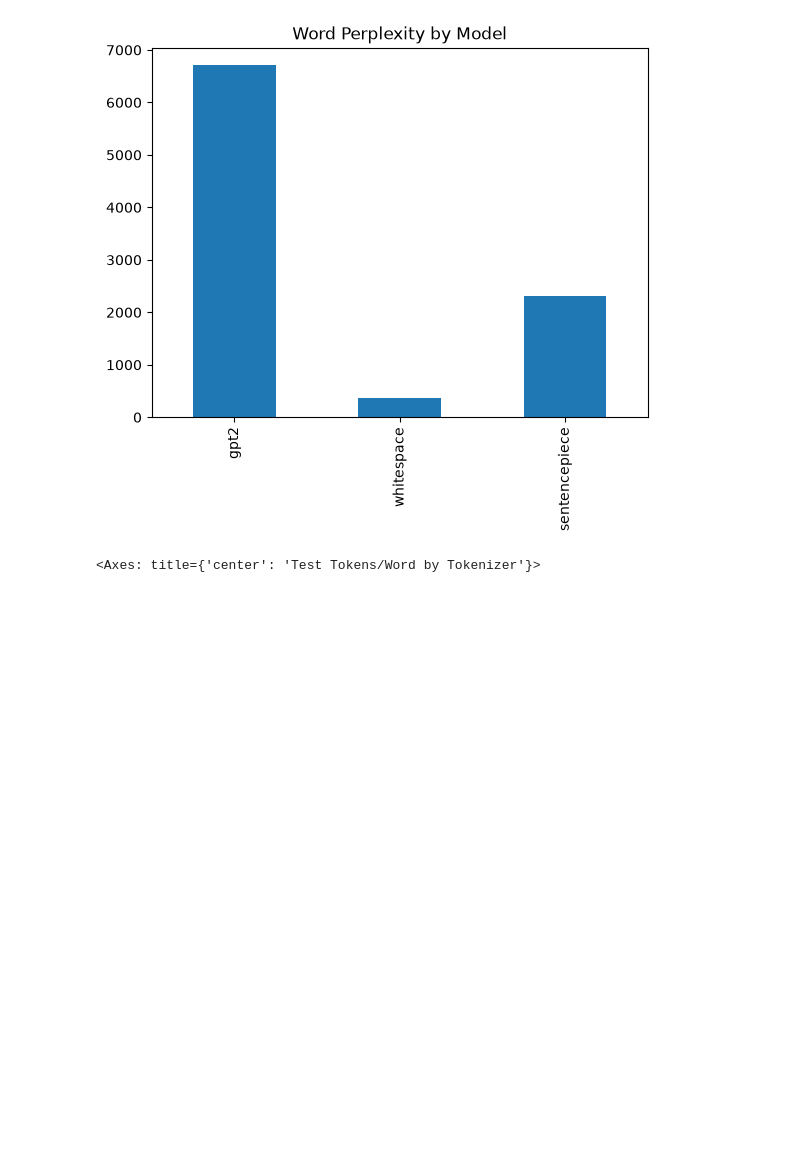
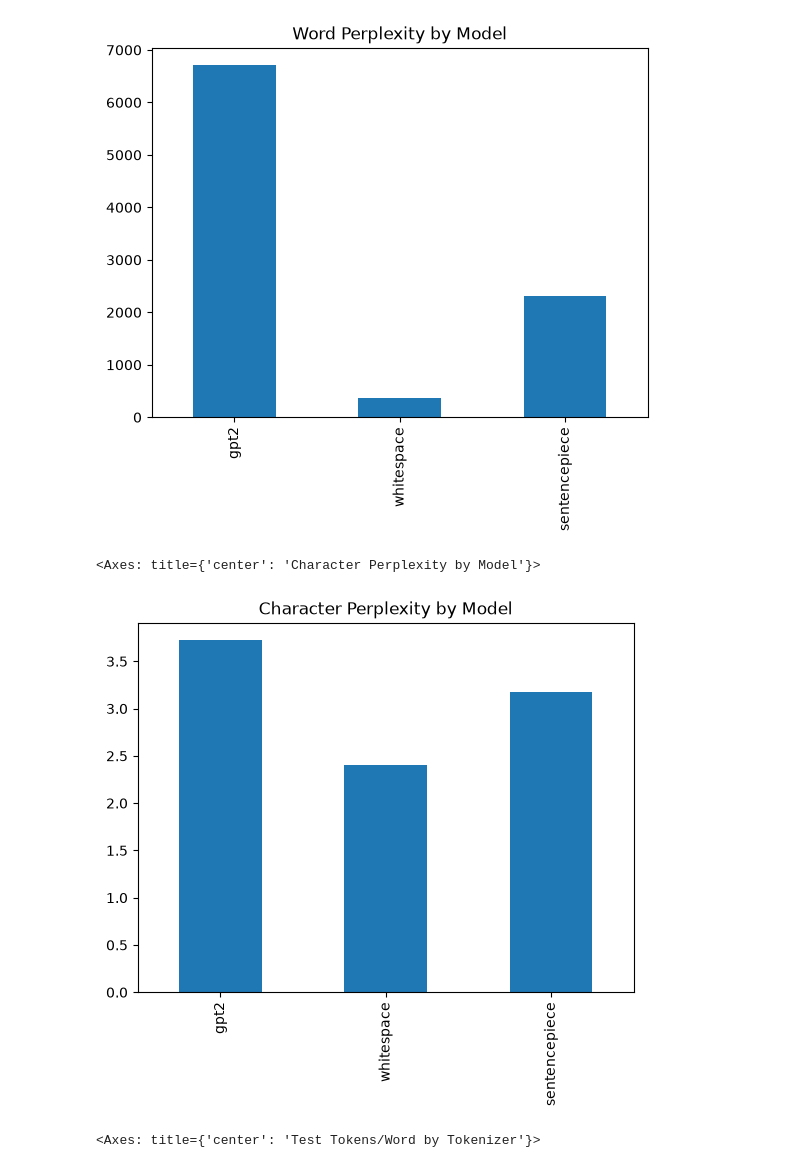
Before and after one commit to lkwinta/computional-linguistics, a Jupyter notebook: lab01-tokenization/evaluation.ipynb, the cells around one changed output. Saved outputs shown, nothing was run; the diff lists cells and outputs as text; code cells hidden in the pictures; blank space fills up the shorter version.

```diff
--- a/lab01-tokenization/evaluation.ipynb
+++ b/lab01-tokenization/evaluation.ipynb
@@ -252,4 +200,9 @@ df_metrics["word_perplexity"].plot(kind="bar", title="Word Perplexity by Model")
 # %% [output]
 <Axes: title={'center': 'Word Perplexity by Model'}>
 [figure]
+# %%
+df_metrics["character_perplexity"].plot(kind="bar", title="Character Perplexity by Model")
+# %% [output]
+<Axes: title={'center': 'Character Perplexity by Model'}>
+[figure, added]
 # %%
```
Also changed, not shown: parts of 21 cells of this notebook, 7 other files.
